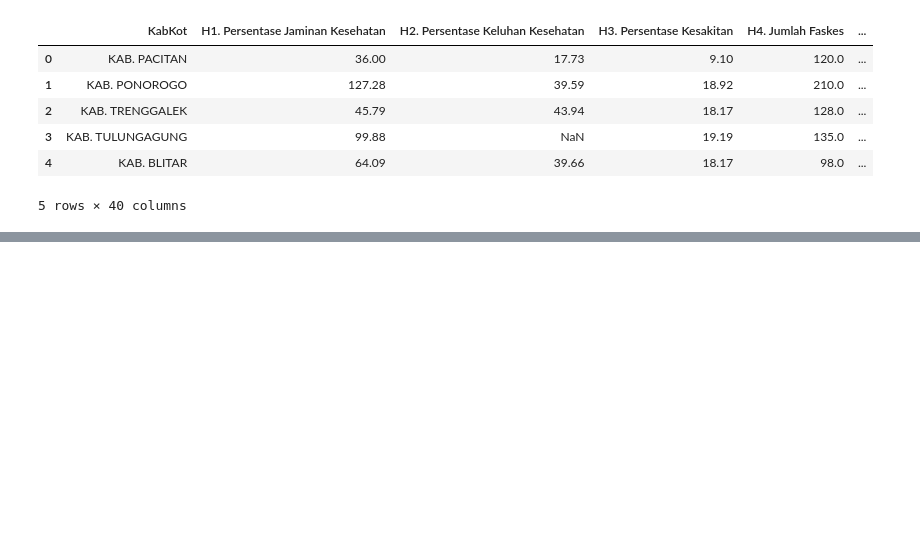
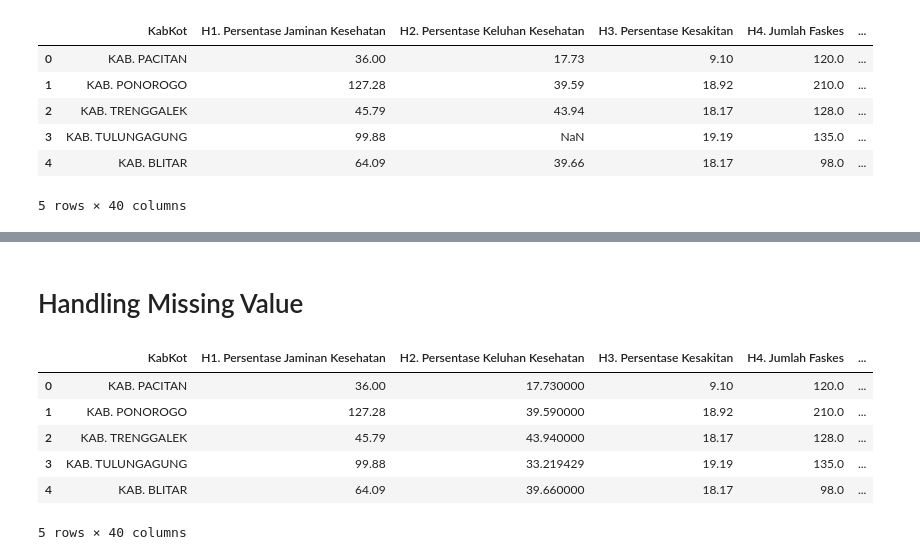
Before and after one commit to yowxy/Analyst-Principal-Component-Regresion-PCR-, a Jupyter notebook: index.ipynb, the cells around one changed output, grey strips where cells are left out. Drawn from its saved outputs; the diff is of its cells as text; code cells hidden in the pictures; blank space fills up the shorter version.

```diff
--- a/index.ipynb
+++ b/index.ipynb
@@ -25,0 +48,13 @@ df.head()
+# %% [markdown]
+# Handling Missing Value
+# %%
+df_filled = df.fillna(df.mean(numeric_only=True))
+df_filled.head()
+# %% [output]
+|  | KabKot | H1. Persentase Jaminan Kesehatan | H2. Persentase Keluhan Kesehatan | H3. Persentase Kesakitan | H4. Jumlah Faskes | ... |
+| 0 | KAB. PACITAN | 36.00 | 17.730000 | 9.10 | 120.0 | ... |
+| 1 | KAB. PONOROGO | 127.28 | 39.590000 | 18.92 | 210.0 | ... |
+| 2 | KAB. TRENGGALEK | 45.79 | 43.940000 | 18.17 | 128.0 | ... |
+| 3 | KAB. TULUNGAGUNG | 99.88 | 33.219429 | 19.19 | 135.0 | ... |
+| 4 | KAB. BLITAR | 64.09 | 39.660000 | 18.17 | 98.0 | ... |
+5 rows × 40 columns
```
Also changed, not shown: parts of 12 cells of this notebook.
